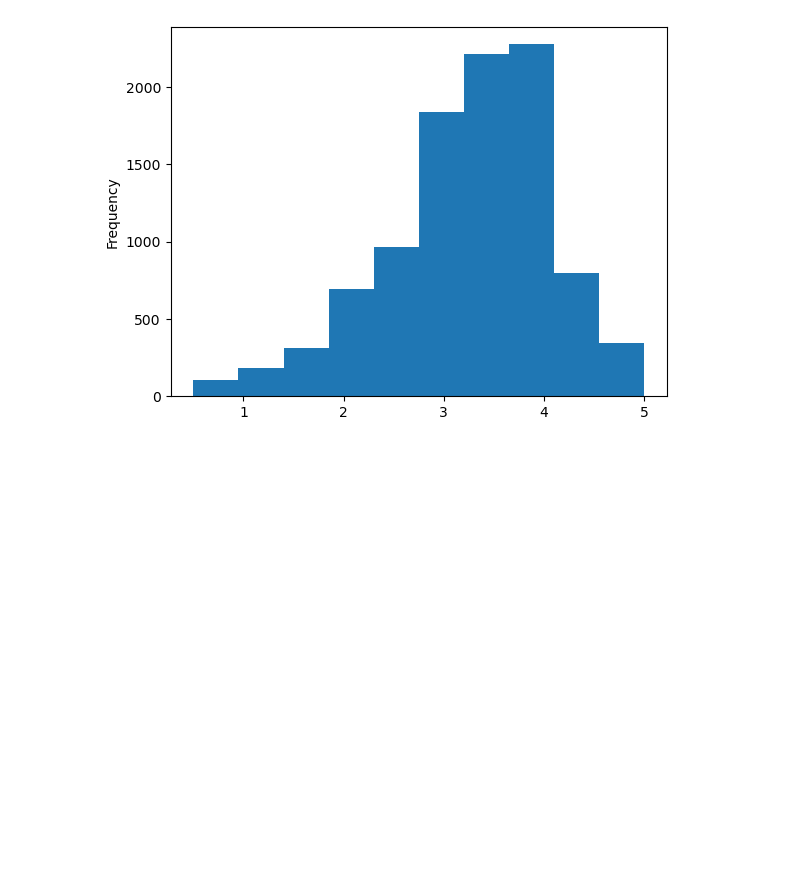
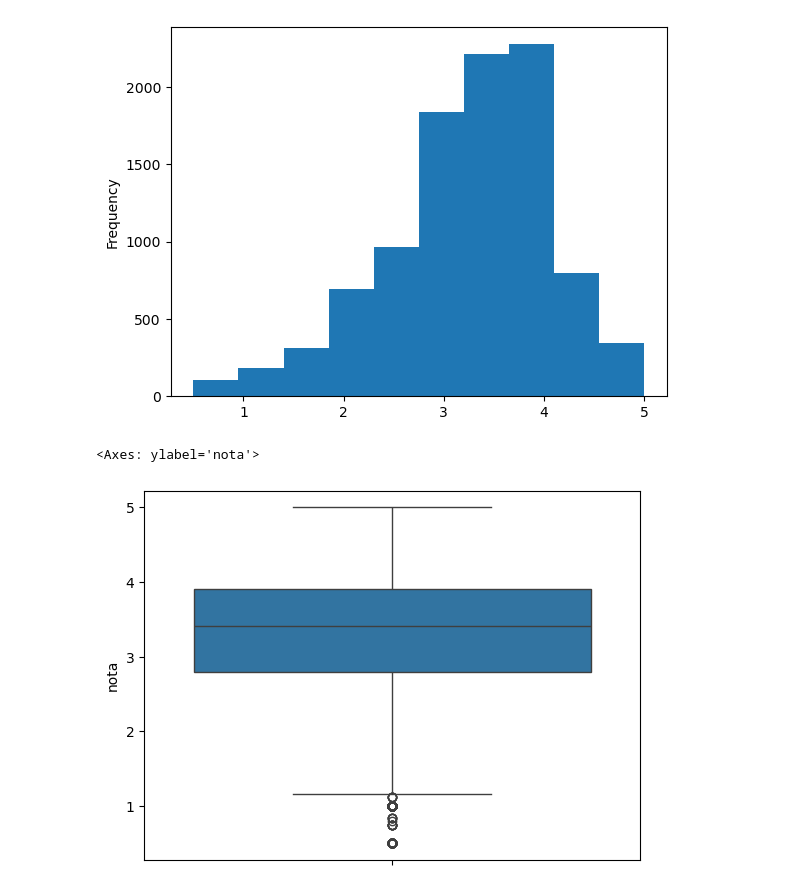
Before and after one commit to carlosvinicius-ai/DataScience, a Jupyter notebook: Codigos/introducao_data_science.ipynb, the cells around one changed output. Drawn from its saved outputs; the diff is of its cells as text; code cells hidden in the pictures; blank space fills up the shorter version.

```diff
--- a/Codigos/introducao_data_science.ipynb
+++ b/Codigos/introducao_data_science.ipynb
@@ -132,3 +132,8 @@ medias_por_filme.plot(kind='hist')
 # %% [output]
 <Axes: ylabel='Frequency'>
 [figure]
+# %%
+sns.boxplot(medias_por_filme)
+# %% [output]
+<Axes: ylabel='nota'>
+[figure, added]
```
Also changed, not shown: parts of 2 cells of this notebook.
